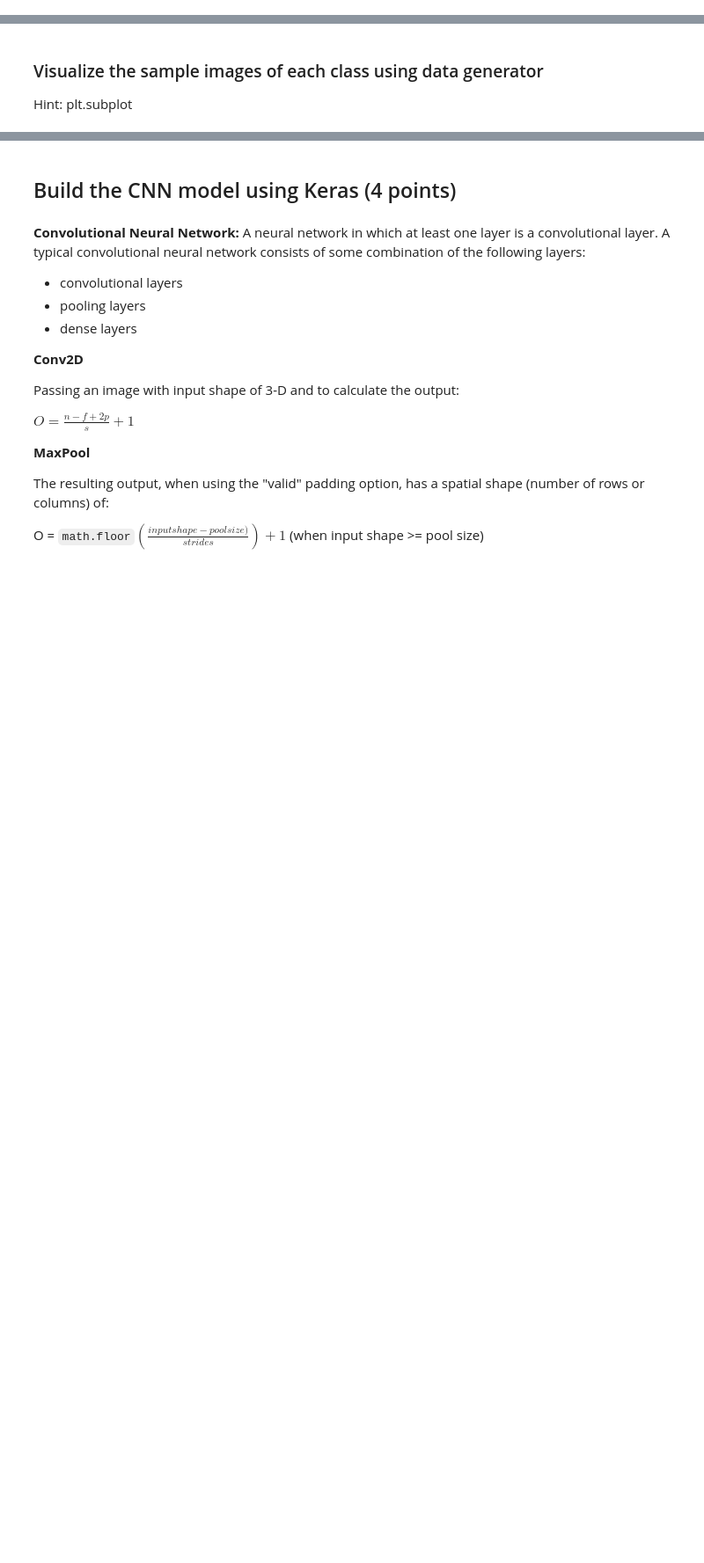
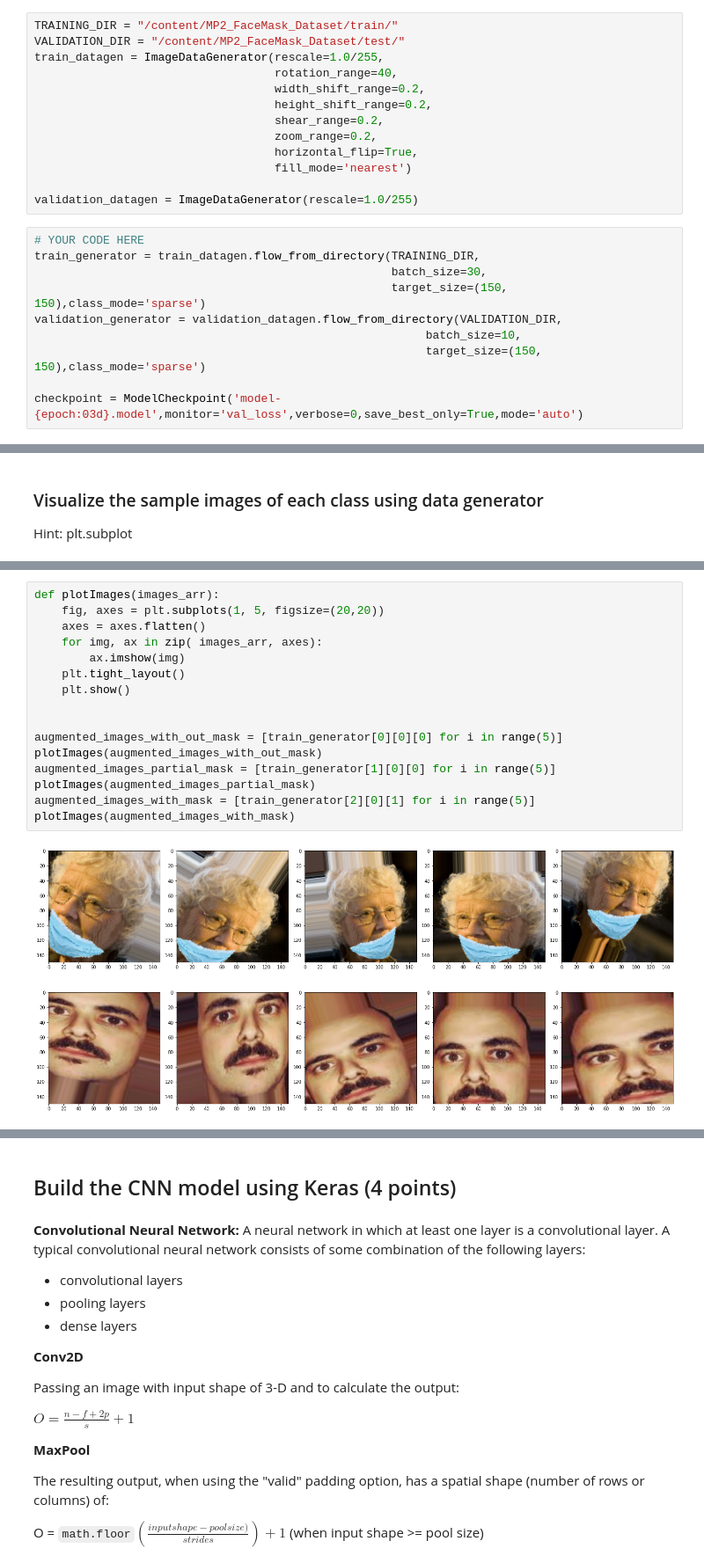
Before and after one commit to ganeshbio/CDS-B1-G9, a Jupyter notebook: M5_NB_MiniProject_2_Face_Mask_Detection.ipynb, the cells around one changed output, grey strips where cells are left out. Shown at 88% size. Drawn from its saved outputs; the diff is of its cells as text; blank space fills up the shorter version.

```diff
--- a/M5_NB_MiniProject_2_Face_Mask_Detection.ipynb
+++ b/M5_NB_MiniProject_2_Face_Mask_Detection.ipynb
@@ -88,0 +166,23 @@ VALIDATION_DIR = "/content/MP2_FaceMask_Dataset/test/"
+# %%
+TRAINING_DIR = "/content/MP2_FaceMask_Dataset/train/"
+VALIDATION_DIR = "/content/MP2_FaceMask_Dataset/test/"
+train_datagen = ImageDataGenerator(rescale=1.0/255,
+                                   rotation_range=40,
+                                   width_shift_range=0.2,
+                                   height_shift_range=0.2,
+                                   shear_range=0.2,
+                                   zoom_range=0.2,
+                                   horizontal_flip=True,
+                                   fill_mode='nearest')
+
+validation_datagen = ImageDataGenerator(rescale=1.0/255)
+# %%
+# YOUR CODE HERE
+train_generator = train_datagen.flow_from_directory(TRAINING_DIR,
+                                                    batch_size=30,
+                                                    target_size=(150, 150),class_mode='sparse')
+validation_generator = validation_datagen.flow_from_directory(VALIDATION_DIR,
+                                                         batch_size=10,
+                                                         target_size=(150, 150),class_mode='sparse')
+
+checkpoint = ModelCheckpoint('model-{epoch:03d}.model',monitor='val_loss',verbose=0,save_best_only=True,mode='auto')
@@ -94,0 +208,19 @@ Hint: plt.subplot
+# %%
+def plotImages(images_arr):
+    fig, axes = plt.subplots(1, 5, figsize=(20,20))
+    axes = axes.flatten()
+    for img, ax in zip( images_arr, axes):
+        ax.imshow(img)
+    plt.tight_layout()
+    plt.show()
+
+
+augmented_images_with_out_mask = [train_generator[0][0][0] for i in range(5)]
+plotImages(augmented_images_with_out_mask)
+augmented_images_partial_mask = [train_generator[1][0][0] for i in range(5)]
+plotImages(augmented_images_partial_mask)
+augmented_images_with_mask = [train_generator[2][0][1] for i in range(5)]
+plotImages(augmented_images_with_mask)
+# %% [output]
+[figure, added]
+[figure, added]
```
Also changed, not shown: parts of 19 cells of this notebook.
